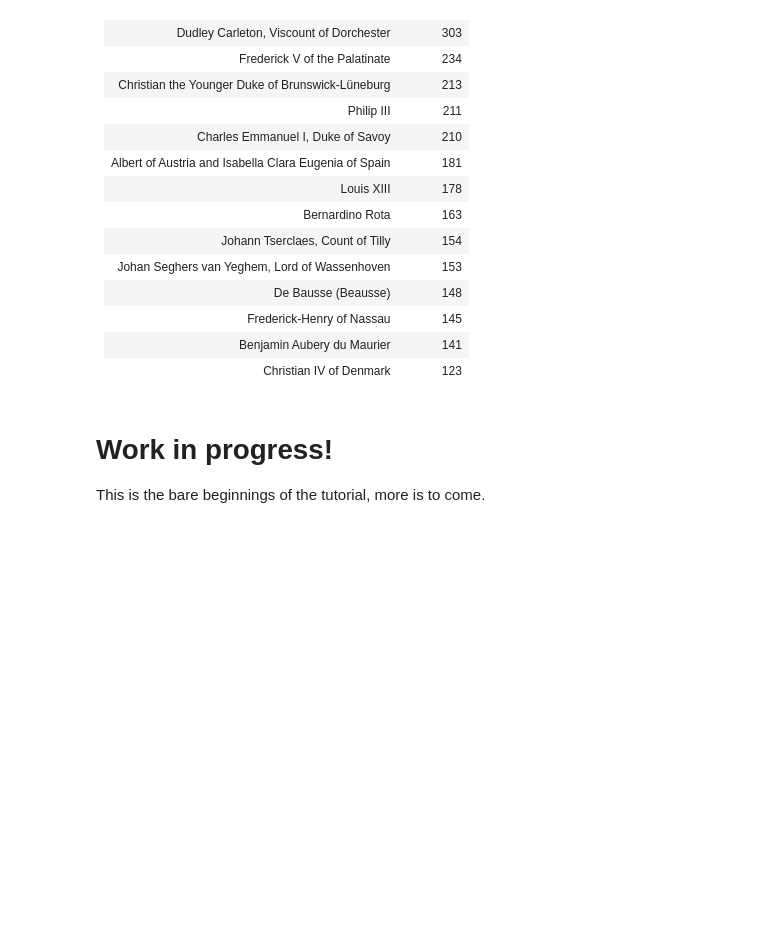
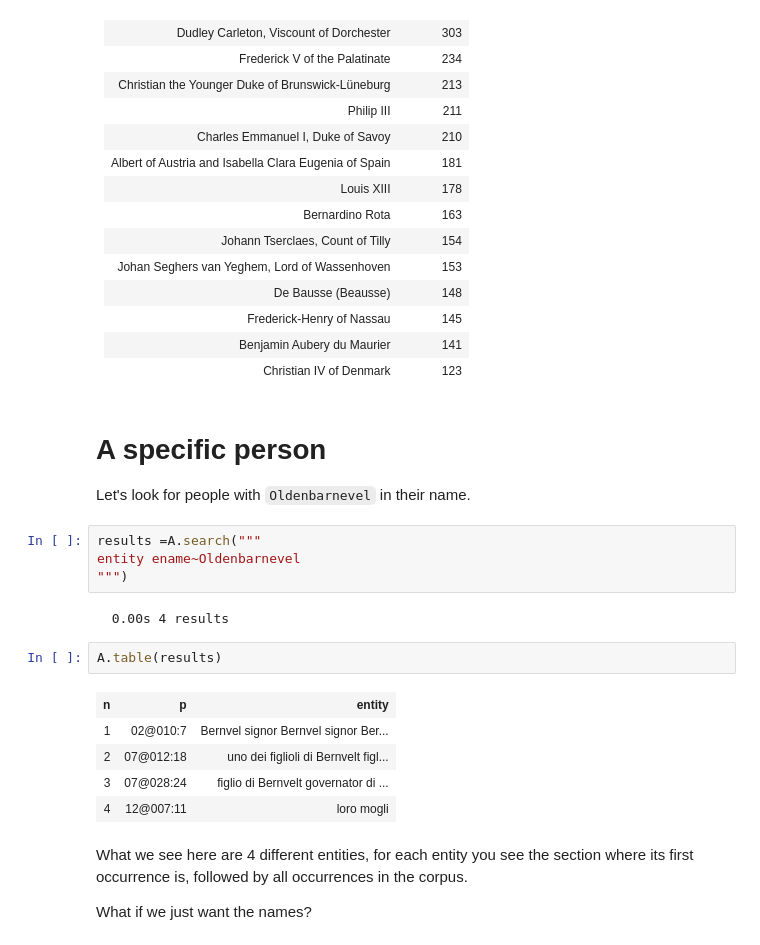
Before and after one commit to HuygensING/suriano, a Jupyter notebook: tutorial/start.ipynb, the cells around one changed output. Saved outputs shown, nothing was run; the diff lists cells and outputs as text; blank space fills up the shorter version.

Commit message:
added authors to readme; update tutorial

```diff
--- a/tutorial/start.ipynb
+++ b/tutorial/start.ipynb
@@ -168,6 +193,24 @@ Frederick-Henry of Nassau | 145
 Benjamin Aubery du Maurier | 141
 Christian IV of Denmark | 123
 # %% [markdown]
-# Work in progress!
+# A specific person
 
-This is the bare beginnings of the tutorial, more is to come.
+Let's look for people with `Oldenbarnevel` in their name.
+# %%
+results =A.search("""
+entity ename~Oldenbarnevel
+""")
+# %% [output]
+  0.00s 4 results
+# %%
+A.table(results)
+# %% [output]
+| n | p | entity |
+| 1 | 02@010:7 | Bernvel signor Bernvel signor Ber... |
+| 2 | 07@012:18 | uno dei figlioli di Bernvelt figl... |
+| 3 | 07@028:24 | figlio di Bernvelt governator di ... |
+| 4 | 12@007:11 | loro mogli |
+# %% [markdown]
+What we see here are 4 different entities, for each entity you see the section where its first occurrence is, followed by all occurrences in the corpus.
+
+What if we just want the names?
```
Also changed, not shown: parts of 19 cells of this notebook, 3 other files.
